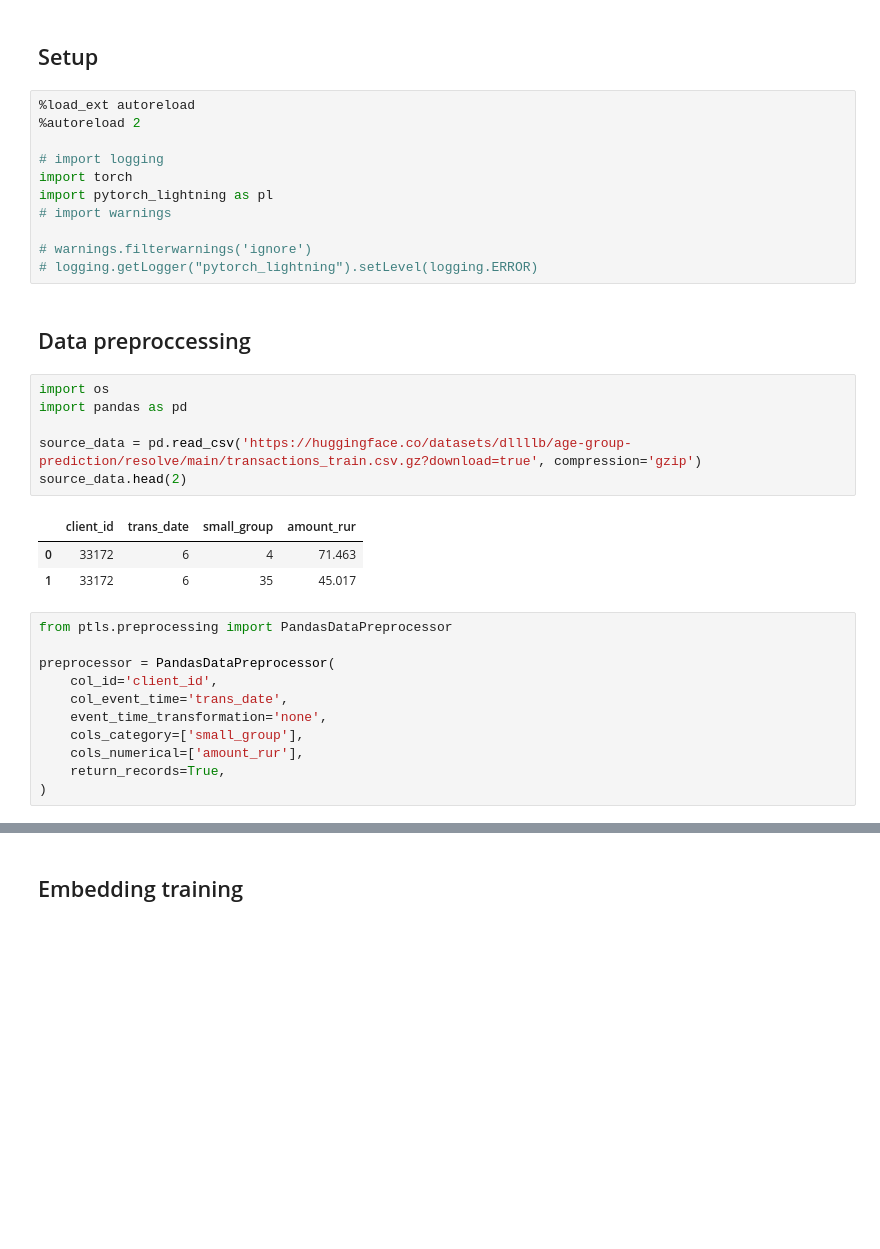
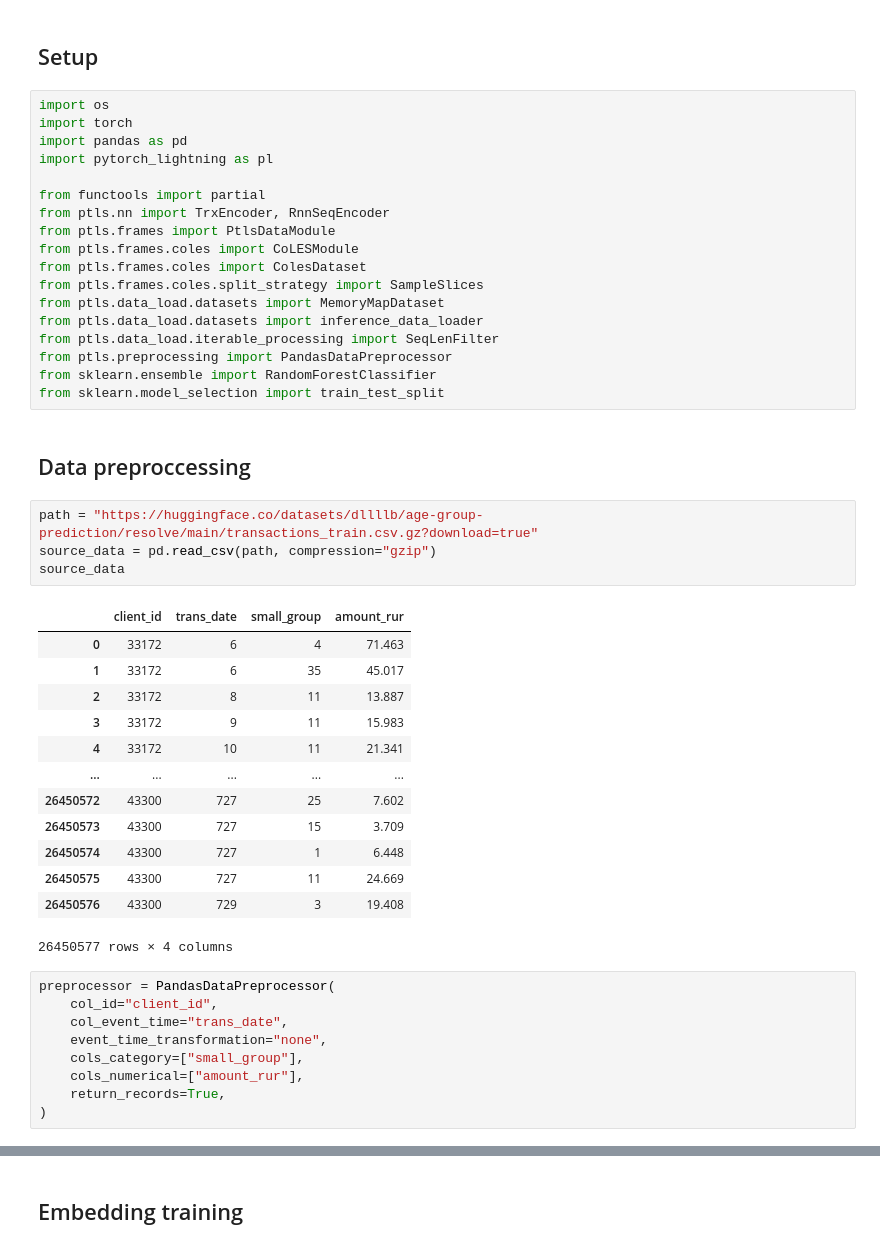
Before and after one commit to dllllb/pytorch-lifestream, a Jupyter notebook: tutorials/notebooks/coles-emb.ipynb, the cells around one changed output, grey strips where cells are left out. Drawn from its saved outputs; the diff is of its cells as text; blank space fills up the shorter version.

```diff
--- a/tutorials/notebooks/coles-emb.ipynb
+++ b/tutorials/notebooks/coles-emb.ipynb
@@ -7,37 +25,50 @@ if 'google.colab' in str(get_ipython()):
 # %% [markdown]
 ## Setup
 # %%
-%load_ext autoreload
-%autoreload 2
+import os
+import torch
+import pandas as pd
+import pytorch_lightning as pl
 
-# import logging
-import torch
-import pytorch_lightning as pl
-# import warnings
-
-# warnings.filterwarnings('ignore')
-# logging.getLogger("pytorch_lightning").setLevel(logging.ERROR)
+from functools import partial
+from ptls.nn import TrxEncoder, RnnSeqEncoder
+from ptls.frames import PtlsDataModule
+from ptls.frames.coles import CoLESModule
+from ptls.frames.coles import ColesDataset
+from ptls.frames.coles.split_strategy import SampleSlices
+from ptls.data_load.datasets import MemoryMapDataset
+from ptls.data_load.datasets import inference_data_loader
+from ptls.data_load.iterable_processing import SeqLenFilter
+from ptls.preprocessing import PandasDataPreprocessor
+from sklearn.ensemble import RandomForestClassifier
+from sklearn.model_selection import train_test_split
 # %% [markdown]
 ## Data preproccessing
 # %%
-import os
-import pandas as pd
-
-source_data = pd.read_csv('https://huggingface.co/datasets/dllllb/age-group-prediction/resolve/main/transactions_train.csv.gz?download=true', compression='gzip')
-source_data.head(2)
+path = "https://huggingface.co/datasets/dllllb/age-group-prediction/resolve/main/transactions_train.csv.gz?download=true"
+source_data = pd.read_csv(path, compression="gzip")
+source_data
 # %% [output]
 |  | client_id | trans_date | small_group | amount_rur |
 | 0 | 33172 | 6 | 4 | 71.463 |
 | 1 | 33172 | 6 | 35 | 45.017 |
+| 2 | 33172 | 8 | 11 | 13.887 |
+| 3 | 33172 | 9 | 11 | 15.983 |
+| 4 | 33172 | 10 | 11 | 21.341 |
+| ... | ... | ... | ... | ... |
+| 26450572 | 43300 | 727 | 25 | 7.602 |
+| 26450573 | 43300 | 727 | 15 | 3.709 |
+| 26450574 | 43300 | 727 | 1 | 6.448 |
+| 26450575 | 43300 | 727 | 11 | 24.669 |
+| 26450576 | 43300 | 729 | 3 | 19.408 |
+26450577 rows × 4 columns
 # %%
-from ptls.preprocessing import PandasDataPreprocessor
-
 preprocessor = PandasDataPreprocessor(
-    col_id='client_id',
-    col_event_time='trans_date',
-    event_time_transformation='none',
-    cols_category=['small_group'],
-    cols_numerical=['amount_rur'],
+    col_id="client_id",
+    col_event_time="trans_date",
+    event_time_transformation="none",
+    cols_category=["small_group"],
+    cols_numerical=["amount_rur"],
     return_records=True,
 )
 # %%
```
Also changed, not shown: parts of 14 cells of this notebook, 3 other files.
